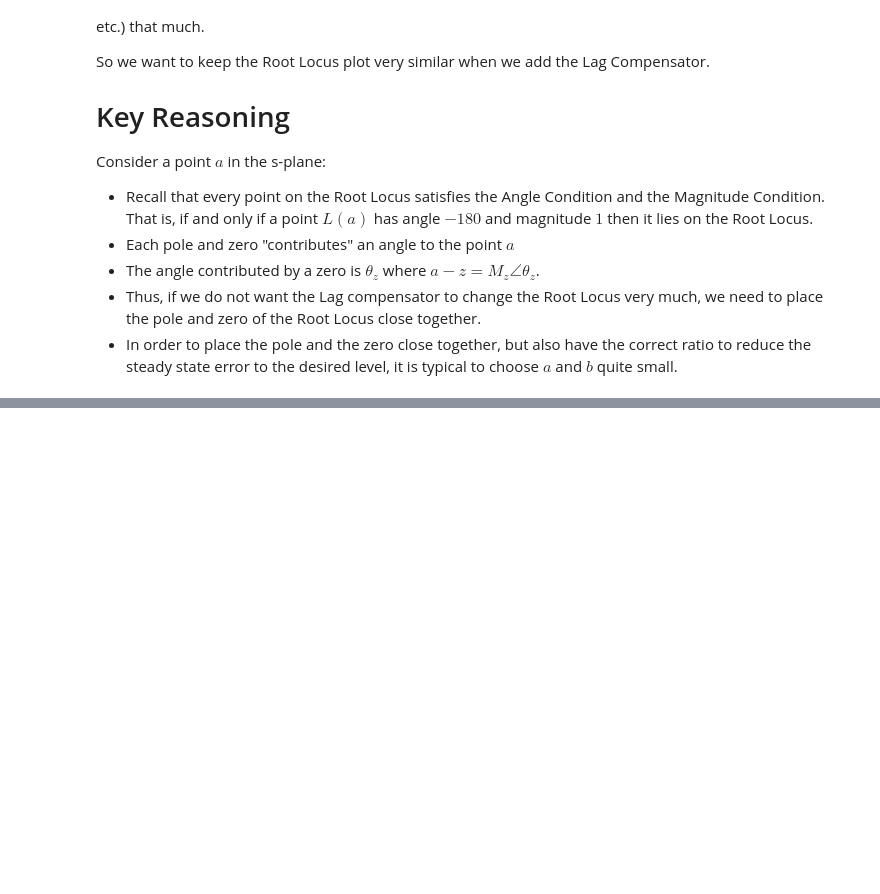
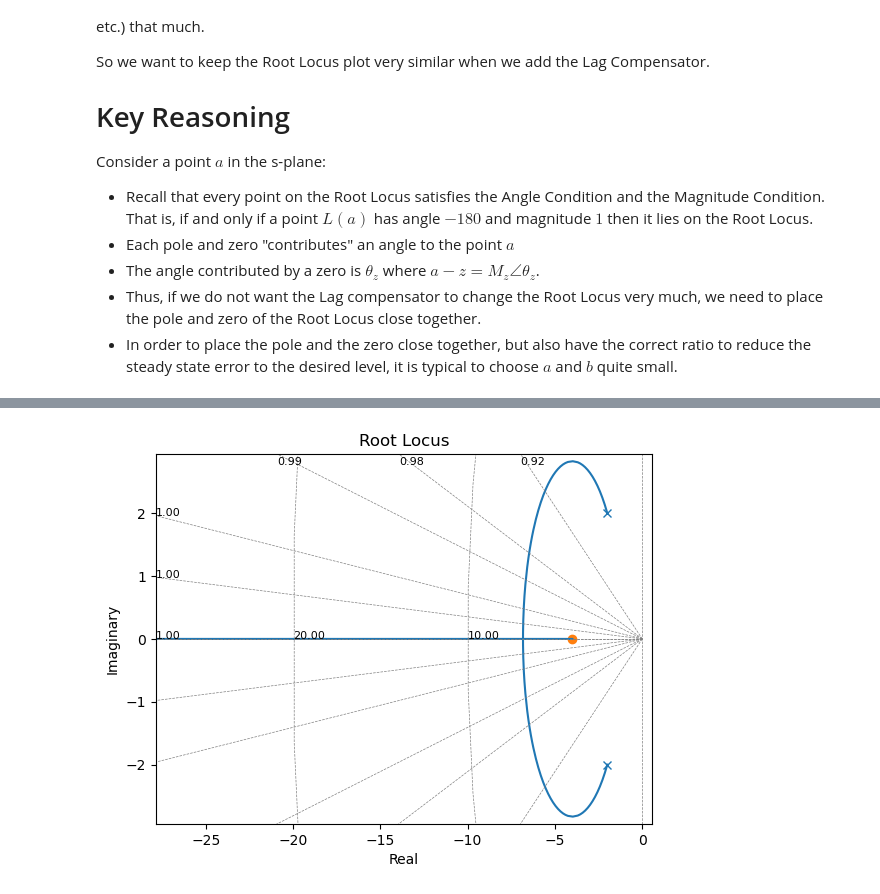
Before and after one commit to issam-akhtar/Unit-4---Lead-lag-control, a Jupyter notebook: Unit 4 - Part 2 - Lag control using Root Locus approach.ipynb, the cells around one changed output, grey strips where cells are left out. Cells and saved outputs as stored; diff of their text form; code cells hidden in the pictures; blank space fills up the shorter version.

```diff
--- a/Unit 4 - Part 2 - Lag control using Root Locus approach.ipynb
+++ b/Unit 4 - Part 2 - Lag control using Root Locus approach.ipynb
@@ -124,0 +132,6 @@ The main reasoning will be illustrated using an example.
+# %%
+L = ct.tf([1, 4], [1, 4, 8])
+
+cl_poles_P, gain_P = ct.root_locus(L)
+# %% [output]
+[figure, added]
```
Also changed, not shown: parts of 12 cells of this notebook, 1 other file.
